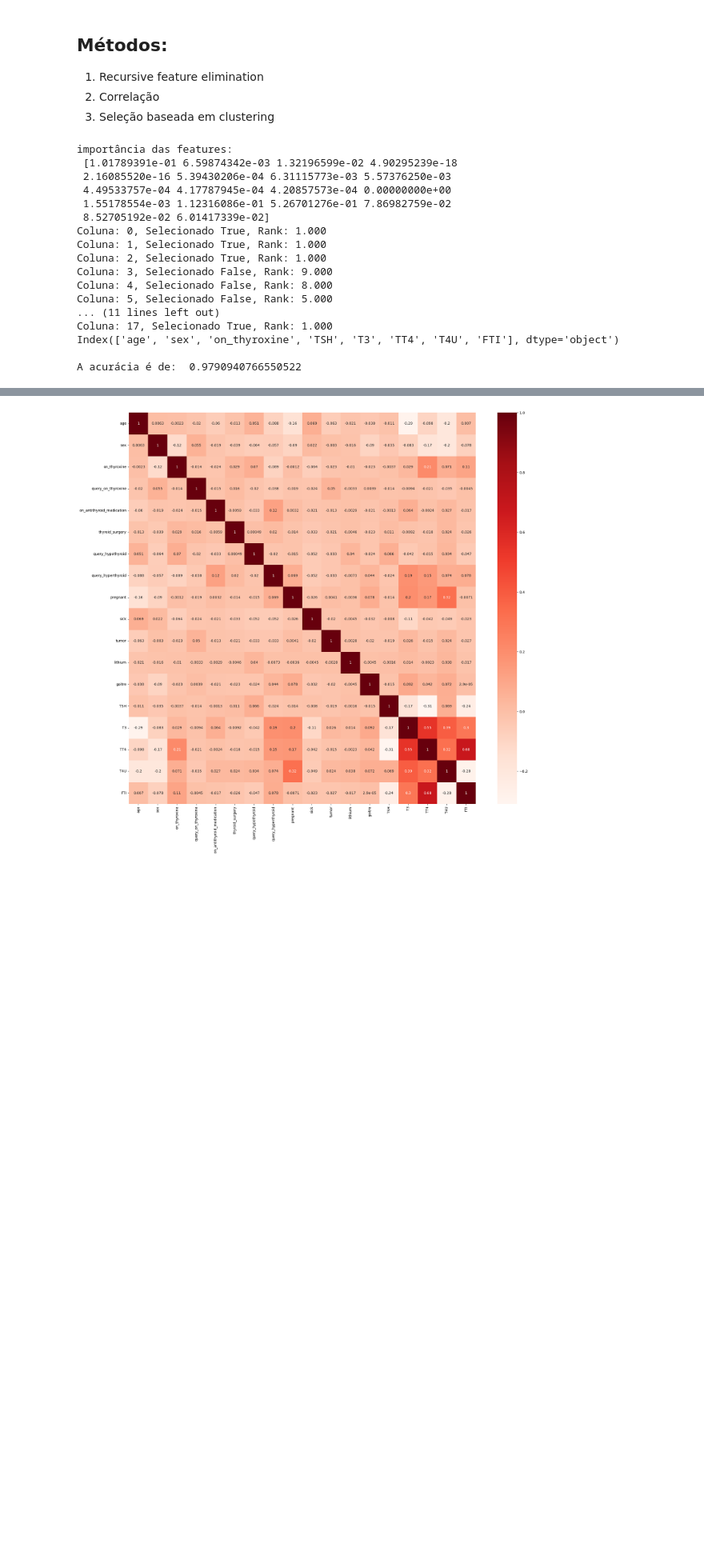
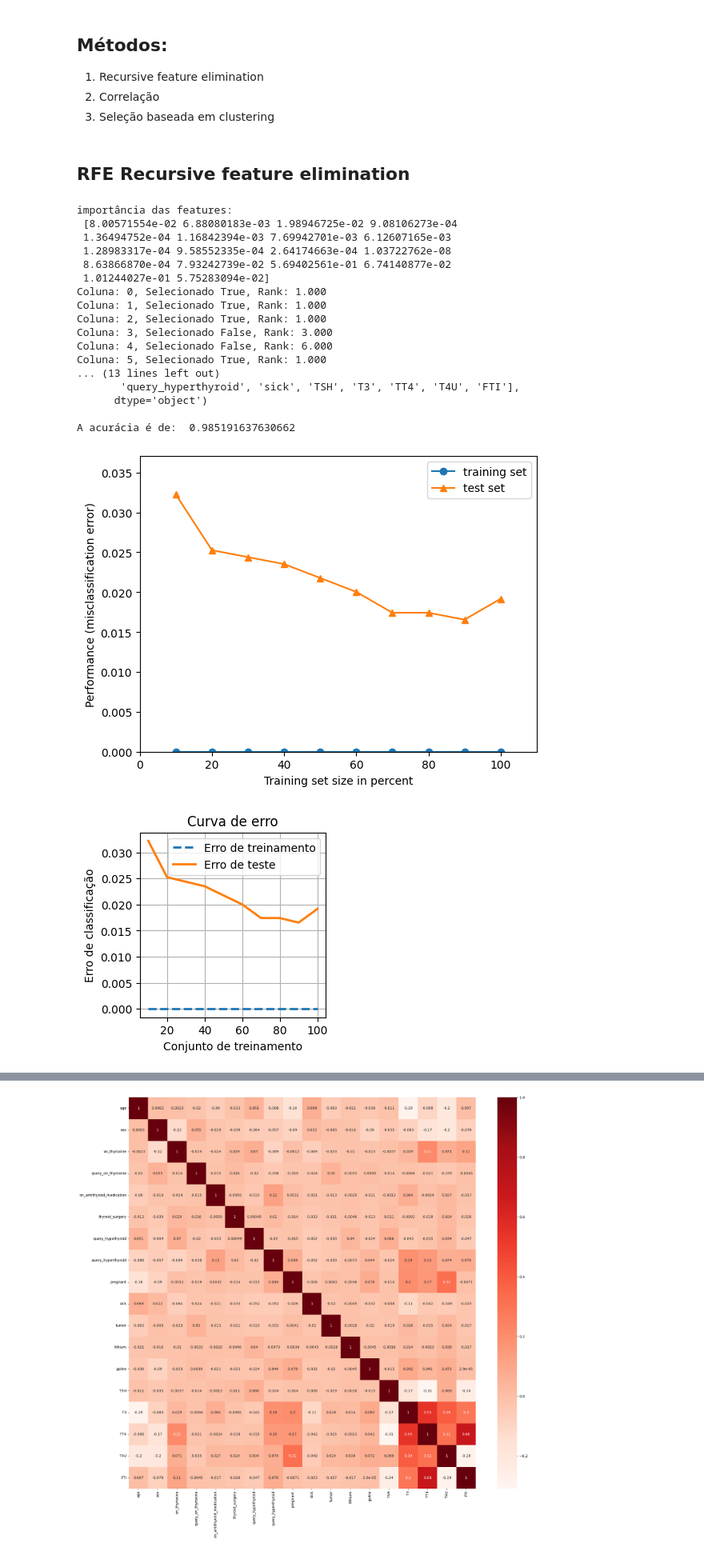
Before and after one commit to cilab-ufersa/euthyroid_sick_syndrome, a Jupyter notebook: features.ipynb, the cells around one changed output, grey strips where cells are left out. Shown: that part at 80% size. Saved outputs shown, nothing was run; the diff lists cells and outputs as text; code cells hidden in the pictures; blank space fills up the shorter version.

```diff
--- a/features.ipynb
+++ b/features.ipynb
@@ -30,6 +30,8 @@ dataset_res, ouput_label = balance_dataset_smote(dataset, output_label_dataset,
 #Dividindo o dataset em treino e teste
 #80 % para treino e 20% para teste
 input_train, input_test, output_train, output_test = slipt_and_standardize_dataset(dataset=dataset_res, output_label=ouput_label)
+# %% [markdown]
+## RFE Recursive feature elimination
 # %%
 #Selecionando features Usando RFE (Recursive feature elimination)
 
@@ -40,44 +42,47 @@ model.fit(input_train, output_train)
 print("importância das features: \n", model.feature_importances_)
 
 # Definir o RFE com 3 recursos a serem selecionados, ou seja ele está selecionando as 3 melhores features
-rfe = RFE(estimator=model, n_features_to_select = 8)
+rfe = RFE(estimator=model, n_features_to_select = 12)
 
 # Executar o RFE no conjunto de treinamento
 rfe.fit(input_train, output_train)
 
 # Verificando os recursos selecionados
 for i in range(input_train.shape[1]):
  print('Coluna: %d, Selecionado %s, Rank: %.3f' % (i, rfe.support_[i], rfe.ranking_[i]))
 
 #mostrando as features selecionadas
 print(dataset.columns[rfe.support_])
 
 # Selecionar os recursos do conjunto de treinamento e teste
 input_train_rfe = rfe.transform(input_train)
 X_test_rfe = rfe.transform(input_test)
 
 # Criando um novo modelo com os recursos selecionados
 model.fit(input_train_rfe, output_train)
 
 # Avaliando a acuracia do modelo no conjunto de teste
 
 y_pred = model.predict(X_test_rfe)
 accuracy(output_test, y_pred)
+miss_classification(input_train, output_train, input_test, output_test, model)
 # %% [output]
 importância das features:
- [1.01789391e-01 6.59874342e-03 1.32196599e-02 4.90295239e-18
- 2.16085520e-16 5.39430206e-04 6.31115773e-03 5.57376250e-03
- 4.49533757e-04 4.17787945e-04 4.20857573e-04 0.00000000e+00
- 1.55178554e-03 1.12316086e-01 5.26701276e-01 7.86982759e-02
- 8.52705192e-02 6.01417339e-02]
+ [8.00571554e-02 6.88080183e-03 1.98946725e-02 9.08106273e-04
+ 1.36494752e-04 1.16842394e-03 7.69942701e-03 6.12607165e-03
+ 1.28983317e-04 9.58552335e-04 2.64174663e-04 1.03722762e-08
+ 8.63866870e-04 7.93242739e-02 5.69402561e-01 6.74140877e-02
+ 1.01244027e-01 5.75283094e-02]
 Coluna: 0, Selecionado True, Rank: 1.000
 Coluna: 1, Selecionado True, Rank: 1.000
 Coluna: 2, Selecionado True, Rank: 1.000
-Coluna: 3, Selecionado False, Rank: 9.000
-Coluna: 4, Selecionado False, Rank: 8.000
-Coluna: 5, Selecionado False, Rank: 5.000
-... (11 lines left out)
-Coluna: 17, Selecionado True, Rank: 1.000
-Index(['age', 'sex', 'on_thyroxine', 'TSH', 'T3', 'TT4', 'T4U', 'FTI'], dtype='object')
+Coluna: 3, Selecionado False, Rank: 3.000
+Coluna: 4, Selecionado False, Rank: 6.000
+Coluna: 5, Selecionado True, Rank: 1.000
+... (13 lines left out)
+       'query_hyperthyroid', 'sick', 'TSH', 'T3', 'TT4', 'T4U', 'FTI'],
+      dtype='object')
 
-A acurácia é de:  0.9790940766550522
+A acurácia é de:  0.985191637630662
+[figure, added]
+[figure, added]
```
Also changed, not shown: parts of 9 cells of this notebook.
